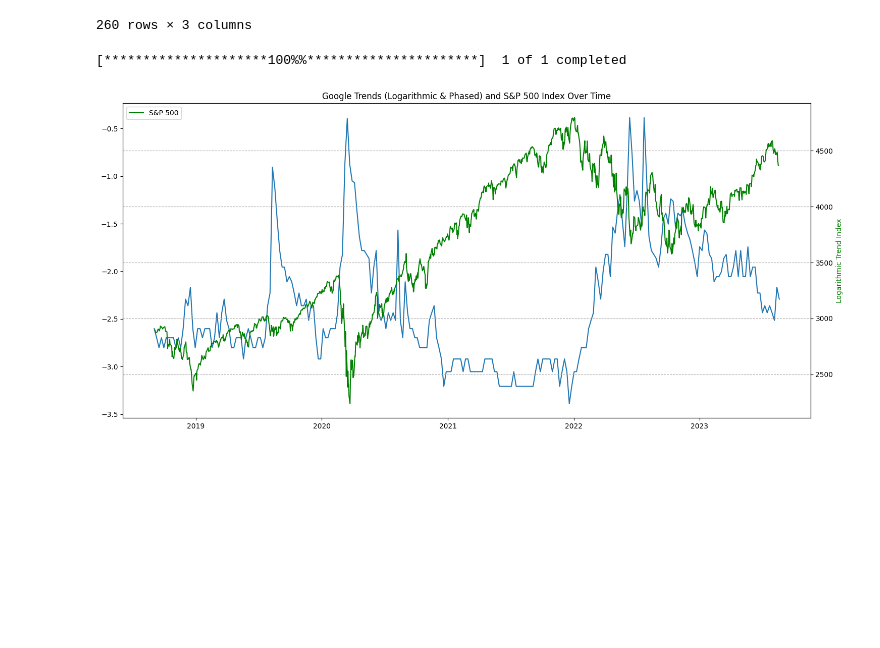
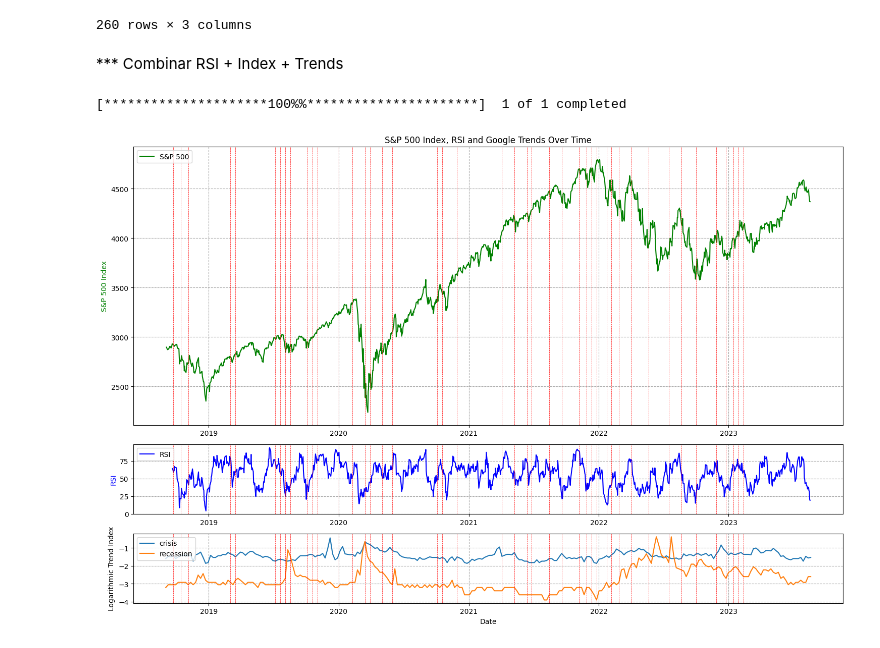
Before and after one commit to luisgdelafuente/google-trends, a Jupyter notebook: the R index.ipynb, the cells around one changed output. Drawn from its saved outputs; the diff is of its cells as text; code cells hidden in the pictures; blank space fills up the shorter version.

```diff
--- a/the R index.ipynb
+++ b/the R index.ipynb
@@ -7,10 +7,10 @@ import matplotlib.pyplot as plt
 pytrends = TrendReq()
 
 # Set the keywords to search for
-keywords = ["recession", "crisis"]
+keywords = ["recession", "crisis", "loan"]
 
 # Set the timeframe for the search to the past 10 years
-timeframe = "today 5-y"
+timeframe = "all"
 
 # Build the payload with the keywords and timeframe
 pytrends.build_payload(kw_list=keywords, timeframe=timeframe)
@@ -103,6 +103,8 @@ interest_over_time
 | 2023-08-13 | 8 | 35 | False |
 | 2023-08-20 | 7 | 34 | True |
 260 rows × 3 columns
+# %% [markdown]
+*** Combinar RSI + Index + Trends
 # %%
 import pytrends as pt
 from pytrends.request import TrendReq
@@ -111,47 +113,80 @@ import matplotlib.pyplot as plt
 import numpy as np
 
 # Initialize the Google Trends object
 pytrends = TrendReq()
 
 # Set the keywords to search for
-keywords = ["recession"]
+keywords = ["crisis", "recession"]
 
 # Set the timeframe for the search to the past 5 years
 timeframe = "today 5-y"
 
 # Build the payload with the keywords and timeframe
-pytrends.build_payload(kw_list=keywords, timeframe=timeframe)
+pytrends.build_payload(kw_list=keywords, timeframe=timeframe, geo="US")
 
 # Get the interest over time data for the keywords
 interest_over_time = pytrends.interest_over_time()
 
 # Convert the Trends data to logarithmic scale and phase to the lower half of the graph
 for keyword in keywords:
     interest_over_time[keyword] = np.log1p(interest_over_time[keyword]) - 5
 
 # Fetch the S&P 500 data for the last 5 years
 sp500_data = yf.download('^GSPC', start=interest_over_time.index.min(), end=interest_over_time.index.max())
 
-# Plot the data
-plt.figure(figsize=(15, 7))
 
-# Plot Google Trends data
+# SECCION PLOTTING
+
+# Compute RSI
+def compute_rsi(data, window):
+    delta = data.diff()
+    gain = (delta.where(delta > 0, 0)).rolling(window=window).mean()
+    loss = (-delta.where(delta < 0, 0)).rolling(window=window).mean()
+    rs = gain / loss
+    rsi = 100 - (100 / (1 + rs))
+    return rsi
+
+rsi_data = compute_rsi(sp500_data["Close"], window=14)
+
+# Create a figure with custom height ratio
+fig = plt.figure(figsize=(15, 10))
+gs = gridspec.GridSpec(3, 1, height_ratios=[4, 1, 1])
+
+# Plot the S&P 500 data on the top subplot
+ax1 = plt.subplot(gs[0])
+ax1.plot(sp500_data.index, sp500_data["Close"], 'g-', label="S&P 500")
+ax1.set_ylabel('S&P 500 Index', color='g')
+ax1.set_title('S&P 500 Index, RSI and Google Trends Over Time')
+ax1.legend(loc="upper left")
+ax1.grid(True, which="both", ls="--", c='0.65')
+
+# Plot RSI data on the middle subplot
+ax3 = plt.subplot(gs[1], sharex=ax1)
+ax3.plot(rsi_data.index, rsi_data, 'b-', label="RSI")
+ax3.set_ylabel('RSI', color='b')
+ax3.legend(loc="upper left")
+ax3.grid(True, which="both", ls="--", c='0.65')
+
+# Plot Google Trends data on the bottom subplot
+ax2 = plt.subplot(gs[2], sharex=ax1)
 for keyword in keywords:
-    plt.plot(interest_over_time.index, interest_over_time[keyword], label=keyword)
+    ax2.plot(interest_over_time.index, interest_over_time[keyword], label=keyword)
 
-# Create a twin axis for the S&P 500 data
-ax2 = plt.gca().twinx()
-ax2.plot(sp500_data.index, sp500_data["Close"], 'g-', label="S&P 500")
-ax2.set_ylabel('S&P 500 Index', color='g')
+# Add thin red vertical lines at local maxima
+for date, is_max in zip(interest_over_time.index, local_maxima):
+    if is_max:
+        ax1.axvline(date, color='r', linestyle='--', linewidth=0.5)
+        ax2.axvline(date, color='r', linestyle='--', linewidth=0.5)
+        ax3.axvline(date, color='r', linestyle='--', linewidth=0.5, label='Local Max')
 
-# Set labels, title, legend, etc.
-plt.title('Google Trends (Logarithmic & Phased) and S&P 500 Index Over Time')
-plt.xlabel('Date')
-plt.ylabel('Logarithmic Trend Index')
-plt.legend(loc="upper left")
-plt.grid(True, which="both", ls="--", c='0.65')
+ax2.set_xlabel('Date')
+ax2.set_ylabel('Logarithmic Trend Index')
+ax2.legend(loc="upper left")
+ax2.grid(True, which="both", ls="--", c='0.65')
+
+# Adjust the layout
 plt.tight_layout()
 plt.show()
 # %% [output]
 [*********************100%%**********************]  1 of 1 completed
-[figure, old version]
+[figure, new version]
```
Also changed, not shown: parts of 5 cells of this notebook.
